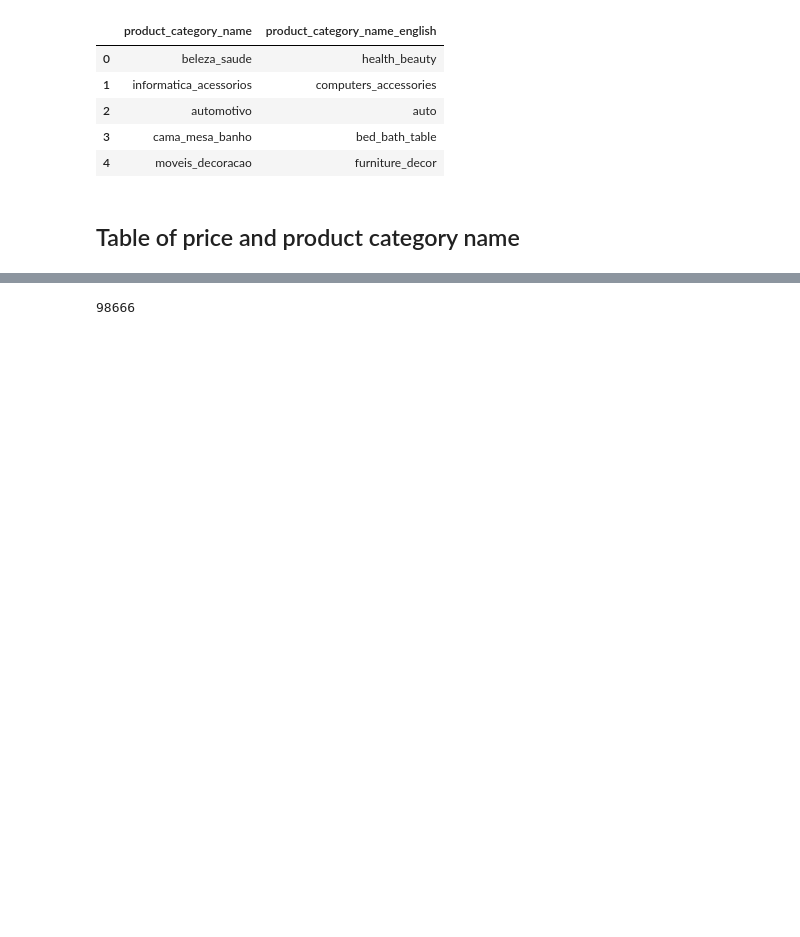
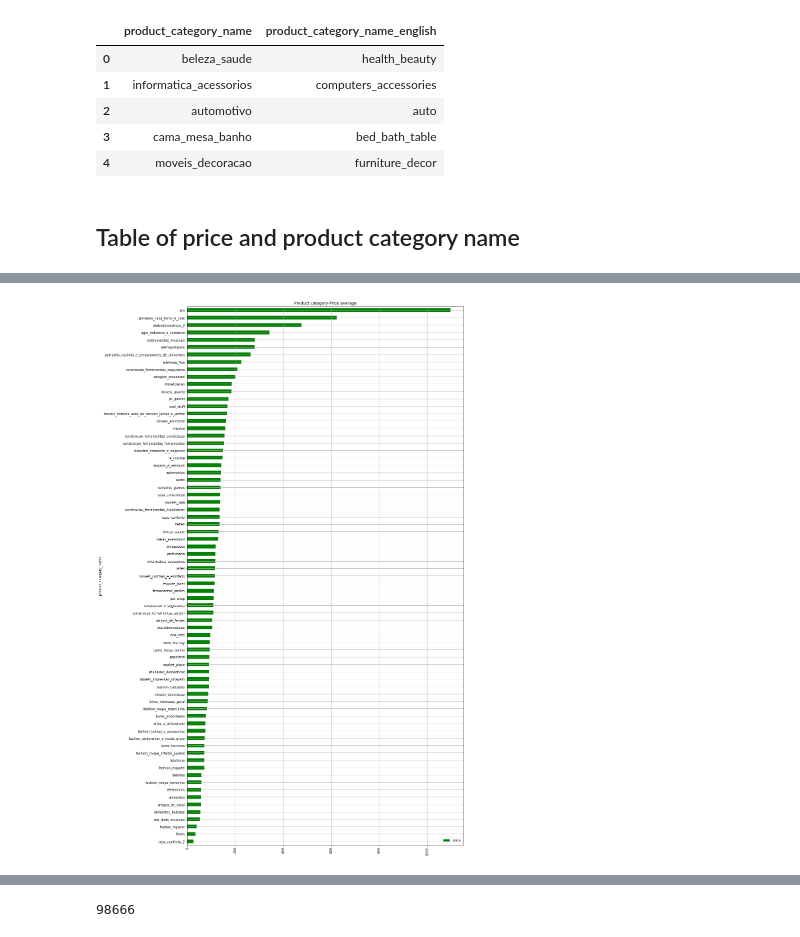
Before and after one commit to AndersonDGueC/project_DS4, a Jupyter notebook: analisis_exploratorio.ipynb, the cells around one changed output, grey strips where cells are left out. Saved outputs shown, nothing was run; the diff lists cells and outputs as text; code cells hidden in the pictures; blank space fills up the shorter version.

```diff
--- a/analisis_exploratorio.ipynb
+++ b/analisis_exploratorio.ipynb
@@ -241,3 +241,6 @@ new_df_olist_order.head()
 | 2 | 000229ec398224ef6ca0657da4fc703e | 1 | c777355d18b72b67abbeef9df44fd0fd | 2018-01-18 14:48:30 | 199.00 | 17.87 | ... |
 | 3 | 00024acbcdf0a6daa1e931b038114c75 | 1 | 7634da152a4610f1595efa32f14722fc | 2018-08-15 10:10:18 | 12.99 | 12.79 | ... |
 | 4 | 00042b26cf59d7ce69dfabb4e55b4fd9 | 1 | ac6c3623068f30de03045865e4e10089 | 2017-02-13 13:57:51 | 199.90 | 18.14 | ... |
+# %%
+productcat_vs_meanprice=new_df_olist_order.groupby(['product_category_name'])['price'].mean().sort_values( ascending=True)
+productcat_vs_meanprice
@@ -243,0 +261,6 @@ new_df_olist_order.head()
+# %%
+fig, ax = plt.subplots(figsize=(15,30))
+productcat_vs_meanprice.plot(kind='barh', ax=ax, legend=True, title="Product category-Price average", grid=True, color='g')
+plt.xticks(rotation=90);
+# %% [output]
+[figure, added]
```
Also changed, not shown: parts of 4 cells of this notebook.
